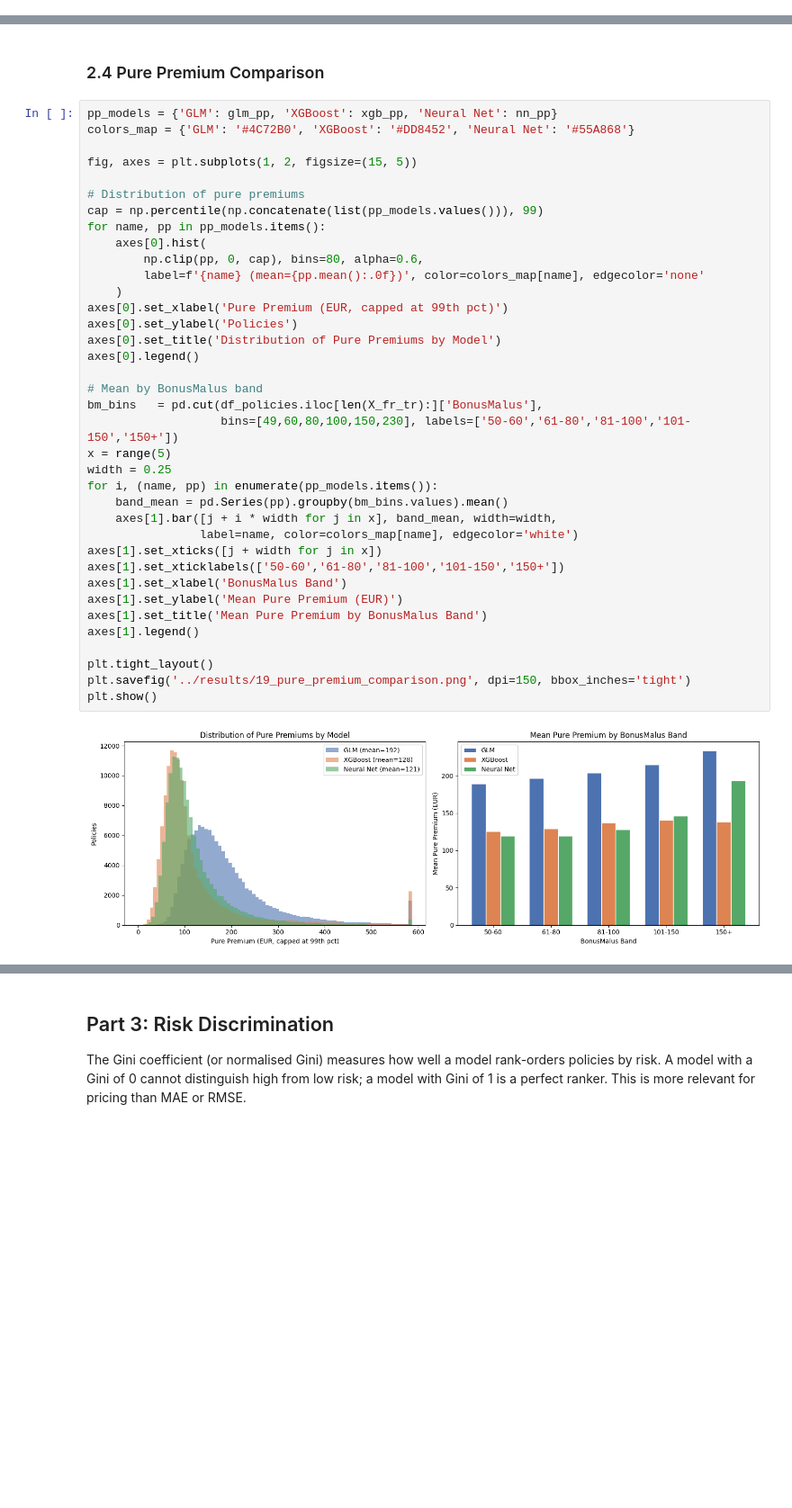
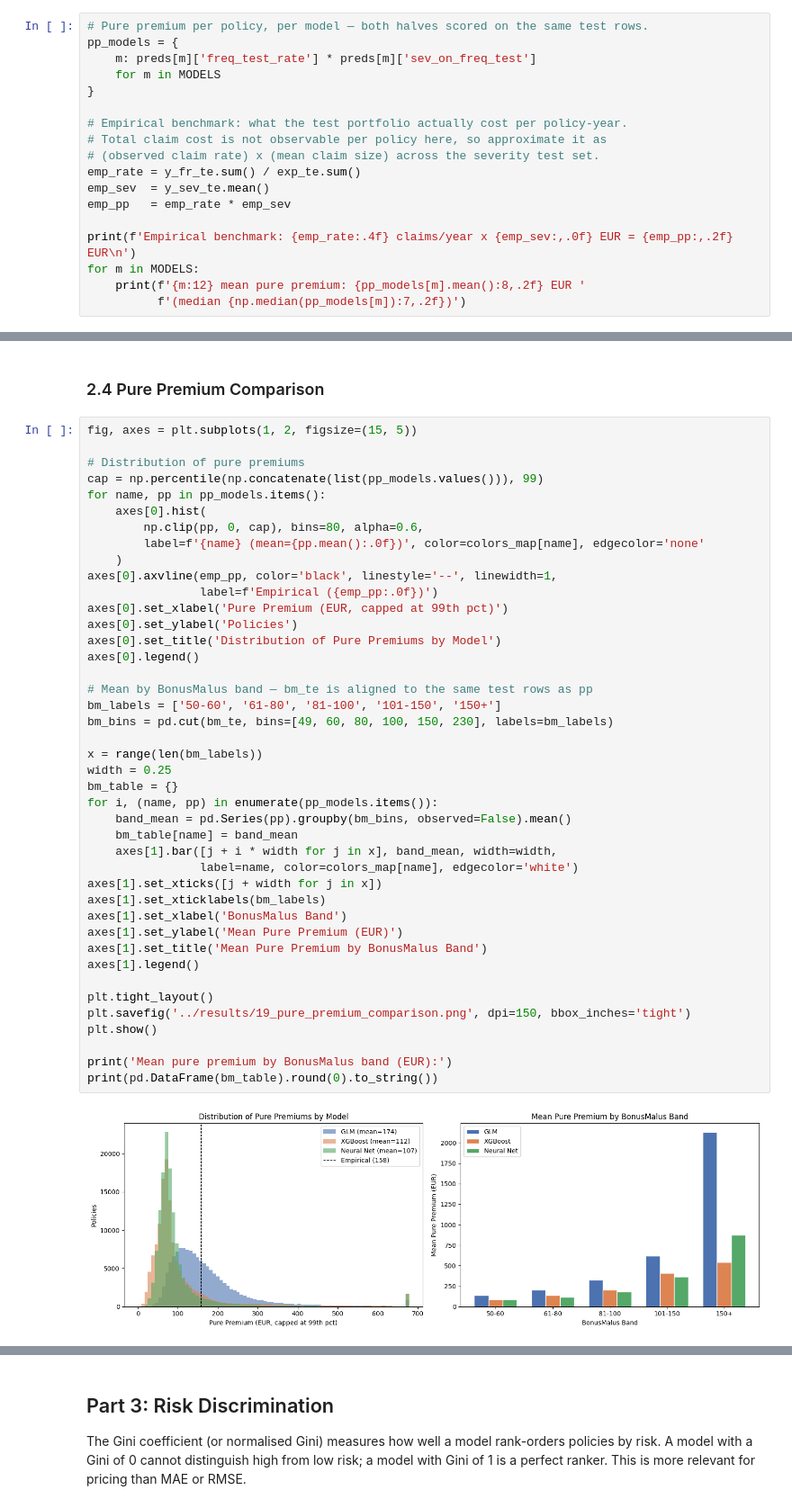
Before and after one commit to dpark2380/Insurance-Claims-Predictor, a Jupyter notebook: notebooks/05_comparison.ipynb, the cells around one changed output, grey strips where cells are left out. Shown at 90% size. Cells and saved outputs as stored; diff of their text form; blank space fills up the shorter version.

```diff
--- a/notebooks/05_comparison.ipynb
+++ b/notebooks/05_comparison.ipynb
@@ -355,0 +175,18 @@ Neural Net mean pure premium: 120.90 EUR
+# %%
+# Pure premium per policy, per model — both halves scored on the same test rows.
+pp_models = {
+    m: preds[m]['freq_test_rate'] * preds[m]['sev_on_freq_test']
+    for m in MODELS
+}
+
+# Empirical benchmark: what the test portfolio actually cost per policy-year.
+# Total claim cost is not observable per policy here, so approximate it as
+# (observed claim rate) x (mean claim size) across the severity test set.
+emp_rate = y_fr_te.sum() / exp_te.sum()
+emp_sev  = y_sev_te.mean()
+emp_pp   = emp_rate * emp_sev
+
+print(f'Empirical benchmark: {emp_rate:.4f} claims/year x {emp_sev:,.0f} EUR = {emp_pp:,.2f} EUR\n')
+for m in MODELS:
+    print(f'{m:12} mean pure premium: {pp_models[m].mean():8,.2f} EUR '
+          f'(median {np.median(pp_models[m]):7,.2f})')
@@ -356,41 +199,46 @@ Neural Net mean pure premium: 120.90 EUR
 # %% [markdown]
 ### 2.4 Pure Premium Comparison
 # %%
-pp_models = {'GLM': glm_pp, 'XGBoost': xgb_pp, 'Neural Net': nn_pp}
-colors_map = {'GLM': '#4C72B0', 'XGBoost': '#DD8452', 'Neural Net': '#55A868'}
-
 fig, axes = plt.subplots(1, 2, figsize=(15, 5))
 
 # Distribution of pure premiums
 cap = np.percentile(np.concatenate(list(pp_models.values())), 99)
 for name, pp in pp_models.items():
     axes[0].hist(
         np.clip(pp, 0, cap), bins=80, alpha=0.6,
         label=f'{name} (mean={pp.mean():.0f})', color=colors_map[name], edgecolor='none'
     )
+axes[0].axvline(emp_pp, color='black', linestyle='--', linewidth=1,
+                label=f'Empirical ({emp_pp:.0f})')
 axes[0].set_xlabel('Pure Premium (EUR, capped at 99th pct)')
 axes[0].set_ylabel('Policies')
 axes[0].set_title('Distribution of Pure Premiums by Model')
 axes[0].legend()
 
-# Mean by BonusMalus band
-bm_bins   = pd.cut(df_policies.iloc[len(X_fr_tr):]['BonusMalus'],
-                   bins=[49,60,80,100,150,230], labels=['50-60','61-80','81-100','101-150','150+'])
-x = range(5)
+# Mean by BonusMalus band — bm_te is aligned to the same test rows as pp
+bm_labels = ['50-60', '61-80', '81-100', '101-150', '150+']
+bm_bins = pd.cut(bm_te, bins=[49, 60, 80, 100, 150, 230], labels=bm_labels)
+
+x = range(len(bm_labels))
 width = 0.25
+bm_table = {}
 for i, (name, pp) in enumerate(pp_models.items()):
-    band_mean = pd.Series(pp).groupby(bm_bins.values).mean()
+    band_mean = pd.Series(pp).groupby(bm_bins, observed=False).mean()
+    bm_table[name] = band_mean
     axes[1].bar([j + i * width for j in x], band_mean, width=width,
                 label=name, color=colors_map[name], edgecolor='white')
 axes[1].set_xticks([j + width for j in x])
-axes[1].set_xticklabels(['50-60','61-80','81-100','101-150','150+'])
+axes[1].set_xticklabels(bm_labels)
 axes[1].set_xlabel('BonusMalus Band')
 axes[1].set_ylabel('Mean Pure Premium (EUR)')
 axes[1].set_title('Mean Pure Premium by BonusMalus Band')
 axes[1].legend()
 
 plt.tight_layout()
 plt.savefig('../results/19_pure_premium_comparison.png', dpi=150, bbox_inches='tight')
 plt.show()
+
+print('Mean pure premium by BonusMalus band (EUR):')
+print(pd.DataFrame(bm_table).round(0).to_string())
 # %% [output]
-[figure, old version]
+[figure, new version]
```
Also changed, not shown: parts of 28 cells of this notebook, 6 other files.
